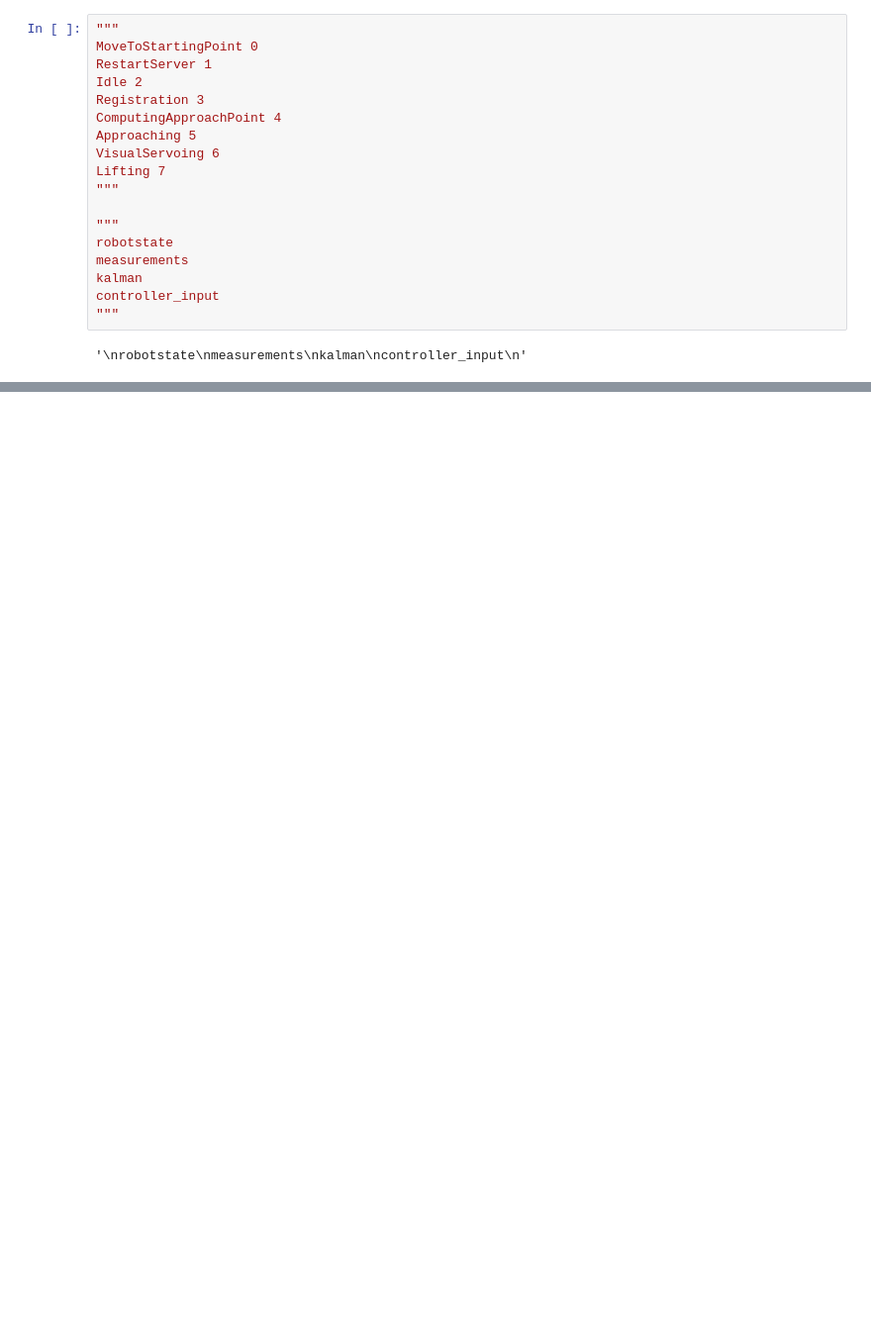
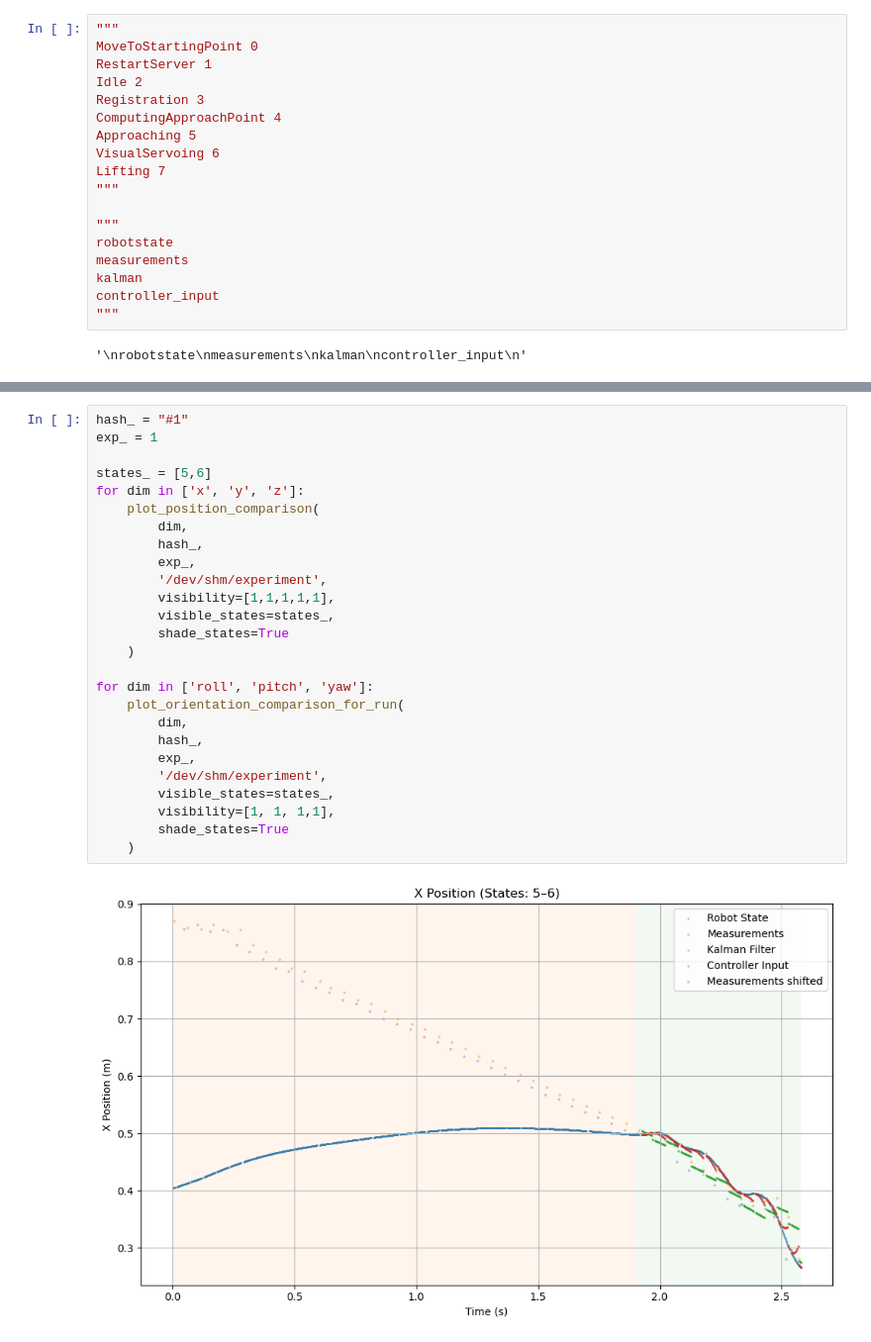
Before and after one commit to agentkashtan/franka-realtime-tracking, a Jupyter notebook: state_controller/plot_data.ipynb, the cells around one changed output, grey strips where cells are left out. Shown: that part at 99% size. Saved outputs shown, nothing was run; the diff lists cells and outputs as text; blank space fills up the shorter version.

```diff
--- a/state_controller/plot_data.ipynb
+++ b/state_controller/plot_data.ipynb
@@ -352,0 +489,28 @@ plot_multi_run_position_comparison(
+# %%
+hash_ = "#1"
+exp_ = 1
+
+states_ = [5,6]
+for dim in ['x', 'y', 'z']:
+    plot_position_comparison(
+        dim,
+        hash_,
+        exp_,
+        '/dev/shm/experiment',
+        visibility=[1,1,1,1,1],
+        visible_states=states_,
+        shade_states=True
+    )
+
+for dim in ['roll', 'pitch', 'yaw']:
+    plot_orientation_comparison_for_run(
+        dim,
+        hash_,
+        exp_,
+        '/dev/shm/experiment',
+        visible_states=states_,
+        visibility=[1, 1, 1,1],
+        shade_states=True
+    )
+# %% [output]
+[figure, added]
```
Also changed, not shown: parts of 11 cells of this notebook, 1 other file.
